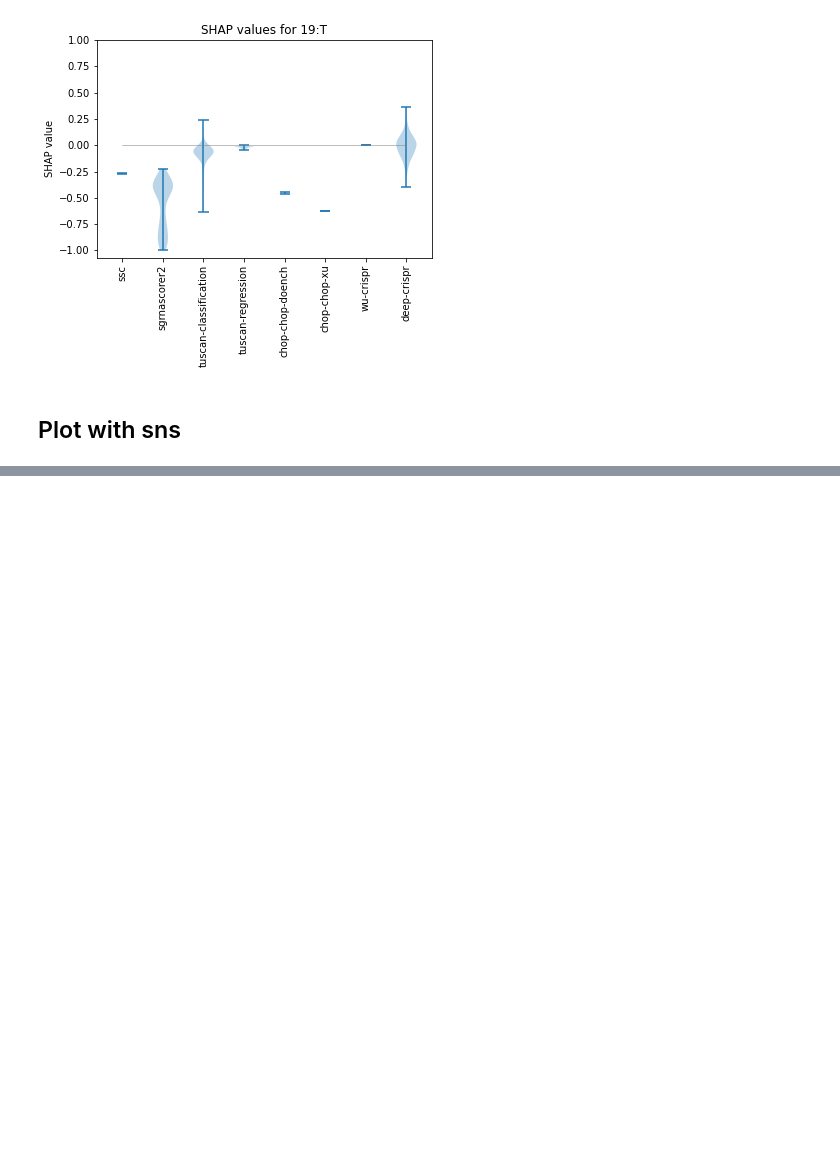
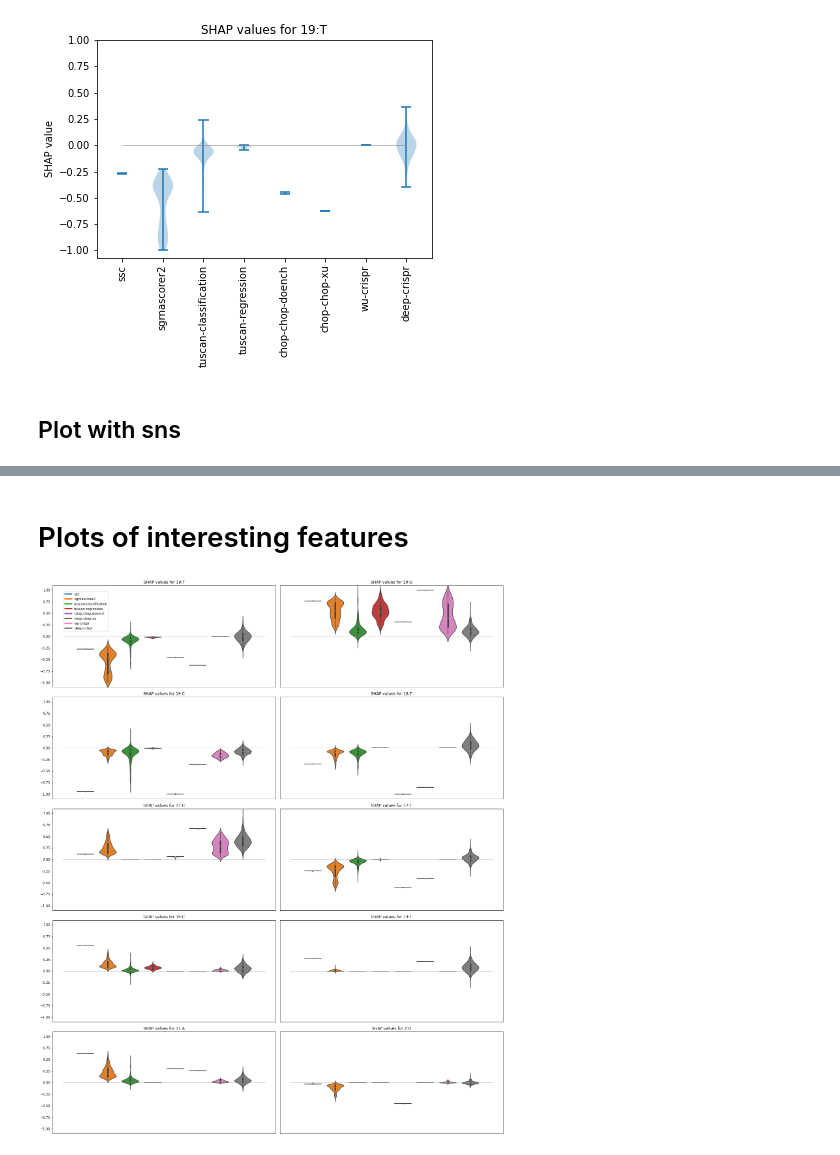
Before and after one commit to avaspataru/Analyze-CRISPR-Features, a Jupyter notebook: Highlighted Features.ipynb, the cells around one changed output, grey strips where cells are left out. Cells and saved outputs as stored; diff of their text form; code cells hidden in the pictures; blank space fills up the shorter version.

```diff
--- a/Highlighted Features.ipynb
+++ b/Highlighted Features.ipynb
@@ -221,0 +364,45 @@ plotSNSForFeature("19:T")
+# %% [markdown]
+# Plots of interesting features
+# %%
+fig = plt.figure(figsize=(20,24))
+
+ax1 = plt.subplot(521)
+plotSNSForFeature("19:T")
+ax1.legend(custom_lines, tools_of_interest, loc=(0.05, 0.55))
+
+ax2 = plt.subplot(522)
+ax2.set(yticks=[])
+plotSNSForFeature("19:G")
+
+ax2 = plt.subplot(523)
+plotSNSForFeature("19:C")
+
+ax2 = plt.subplot(524)
+ax2.set(yticks=[])
+plotSNSForFeature("18:T")
+
+ax2 = plt.subplot(525)
+plotSNSForFeature("17:C")
+
+ax2 = plt.subplot(526)
+ax2.set(yticks=[])
+plotSNSForFeature("17:T")
+
+ax2 = plt.subplot(527)
+plotSNSForFeature("15:C")
+
+ax2 = plt.subplot(528)
+ax2.set(yticks=[])
+plotSNSForFeature("13:T")
+
+ax2 = plt.subplot(529)
+plotSNSForFeature("11:A")
+
+ax2 = plt.subplot(5,2,10)
+ax2.set(yticks=[])
+plotSNSForFeature("2:G")
+
+plt.tight_layout()
+plt.savefig('./all-positional-distributions.png')
+# %% [output]
+[figure, added]
```
Also changed, not shown: parts of 8 cells of this notebook, 9 other files.
